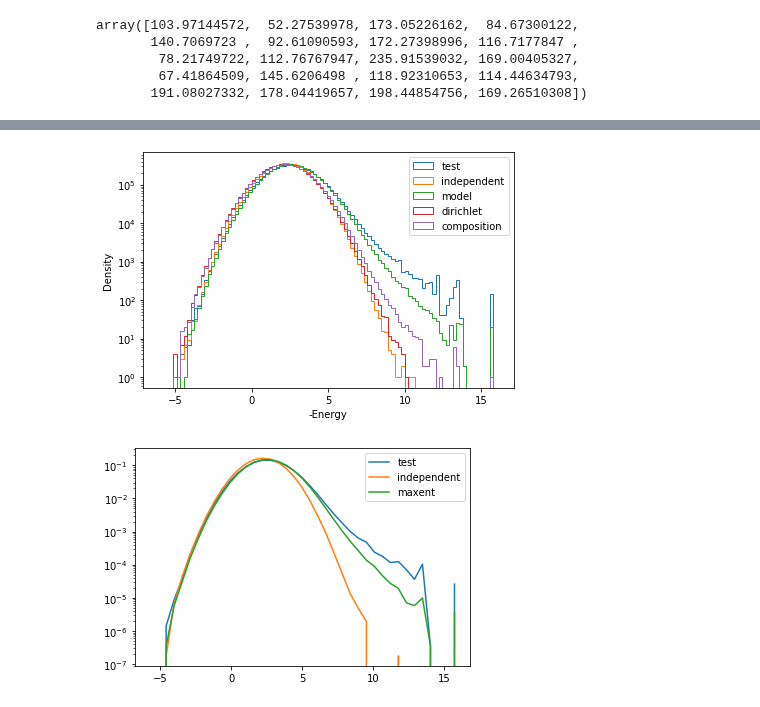
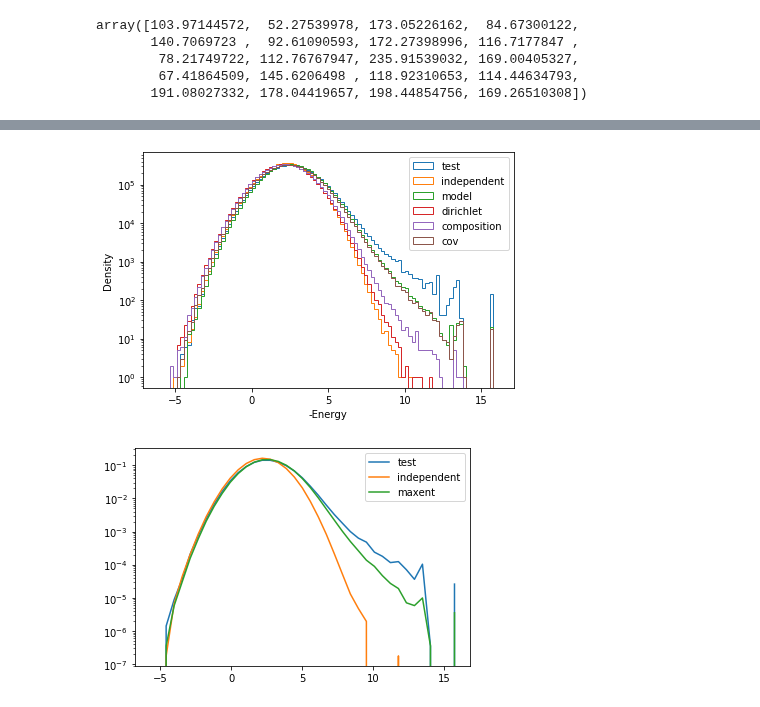
Before and after one commit to andim/peptidome, a Jupyter notebook: code/maxent/densityofstates.ipynb, the cells around one changed output, grey strips where cells are left out. Cells and saved outputs as stored; diff of their text form; code cells hidden in the pictures.

```diff
--- a/code/maxent/densityofstates.ipynb
+++ b/code/maxent/densityofstates.ipynb
@@ -83,21 +83,24 @@ energies['independent'] = np.array([energy_potts(x, hi, Jij) for x in sample_ind
 energies['dirichlet'] = np.array([energy_potts(x, hi, Jij) for x in sample_dirichlet])
 # %%
 energies['composition'] = np.array([energy_potts(x, hi, Jij) for x in sample_composition])
+# %%
+sample_cov =  np.loadtxt('../globalmaxent/data/model_matrix.csv.gz').astype(int)
+energies['cov'] = np.array([energy_potts(x, hi, Jij) for x in sample_cov])
 # %%
 bins = np.linspace(-6, 16, 100)
 fig, ax = plt.subplots()
-for dataset in ['test', 'independent', 'model', 'dirichlet', 'composition']:
+for dataset in ['test', 'independent', 'model', 'dirichlet', 'composition', 'cov']:
     ax.hist(-energies[dataset], bins=bins, histtype='step', label=dataset)
 #ax.hist(-energies_independent, bins=bins, histtype='step', label='independent')
 #ax.hist(-energies_model, bins=bins, histtype='step', label='maxent')
 ax.set_yscale('log')
 ax.legend()
 ax.set_xlabel('-Energy')
 ax.set_ylabel('Density')
 fig.tight_layout()
 fig.savefig('density_of_states.png')
 # %% [output]
-[figure, old version]
+[figure, new version]
 # %%
 plot_histograms((-energies_test, -energies_independent, -energies_model),
                 ('test', 'independent', 'maxent'),
```
Also changed, not shown: parts of 1 cell of this notebook, 2 other files.
